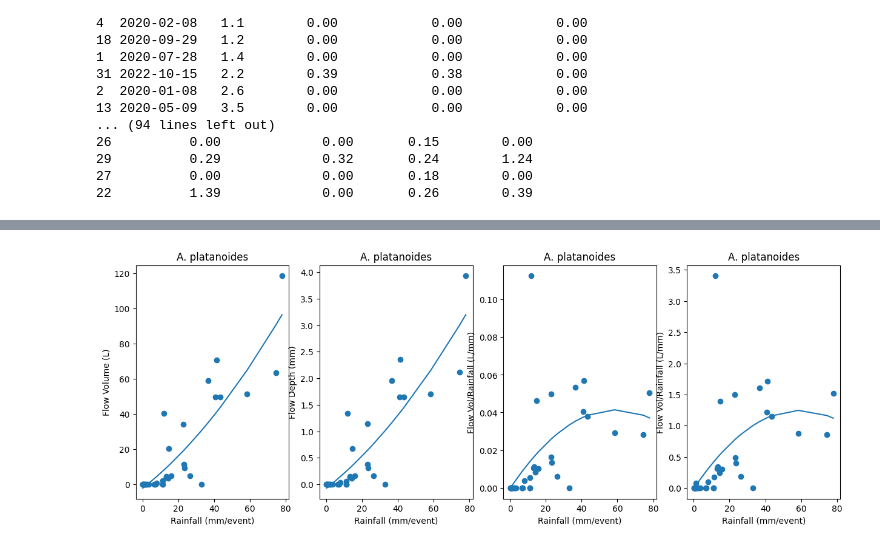
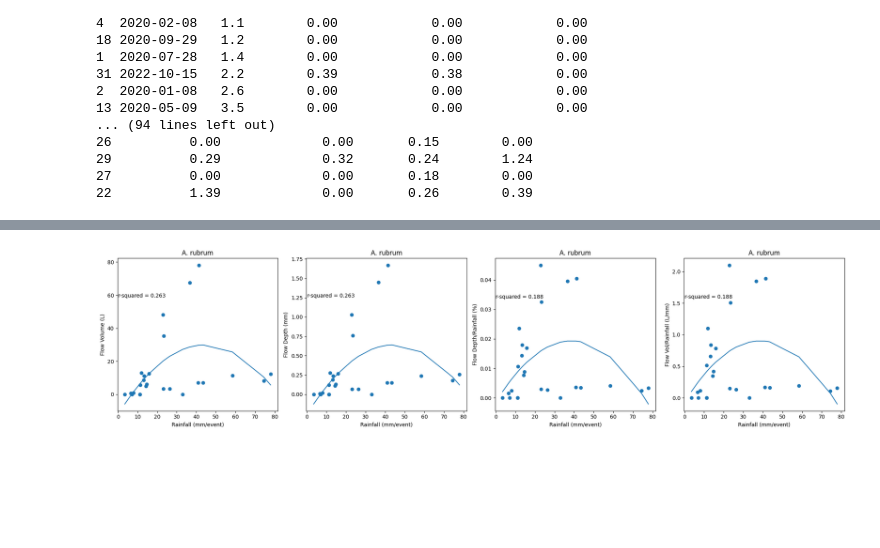
Before and after one commit to wischmcj/canopyHydrodynamics, a Jupyter notebook: validation_dev_work/validation_data.ipynb, the cells around one changed output, grey strips where cells are left out. Saved outputs shown, nothing was run; the diff lists cells and outputs as text; code cells hidden in the pictures; blank space fills up the shorter version.

Commit message:
adjusting the curve fit function based off of data specifics

```diff
--- a/validation_dev_work/validation_data.ipynb
+++ b/validation_dev_work/validation_data.ipynb
@@ -55,23 +32,9 @@ dict_keys(['Metadata', 'Hydrograph', 'Mapping', 'TraitExtraction', 'StemFlowVolu
 #   - Normalize the data based on saturation point
 #       - *x-axis of mm since Saturation or time since saturation
 #   - ?Perhaps adjust for tree pheological traits (species bark roughness?)
-
-tree_name = 'A. platanoides'
-
-#Read datasets (excel sheets) into dataframes
-# volume = dataframes['Volume']
-# depth = dataframes['Depth']
-# tree_traits = dataframes['Mapping']
-
-# Set indexes to easily access rows/join data sets
-# tree_traits.set_index('Species', inplace=True)
-# depth.set_index('Date', inplace=True)
-# volume.set_index('Date', inplace=True)
-
-# tree_metrics = dataframes['Mapping'].loc[[tree_name]]
-# rain_sorted_vol   = volume.sort_values(by=['Rain'])
-# rain_sorted_depth = depth.sort_values(by=['Rain'])
-print(rain_sorted_depth)
+#
+# Metrics
+# - R-squared - The coefficent of determination,
 # %% [output]
          Date  Rain  Z. serrata  L. styraciflua  A. platanoides  \
 7  2020-05-08   0.2        0.00            0.00            0.00
@@ -103,17 +114,23 @@ print(rain_sorted_depth)
 # tree_list = set(dataframes['Mapping']['Species'])
 # print(tree_list)
 
+
+import matplotlib.pyplot as plt
+import numpy as np
+from scipy.optimize import curve_fit
+from sklearn.metrics import r2_score
+
+
 if 1==1:
 # for tree in tree_list:
 
-    tree_name = 'A. platanoides'
+    tree_name = 'A. rubrum'
     tree_metrics = dataframes['Mapping'].loc[[tree_name]]
-    import matplotlib.pyplot as plt
-    import numpy as np
 
-    # fig, ax = plt.subplots(n_rows = 1,n_cols = 4)
-    fig, ax = plt.subplots(1,4, figsize=(15, 5))
+    # Creating the plots we are about to populate with data
+    fig, ax = plt.subplots(1,4, figsize=(20, 5))
 
+    #Populating one plot with data from the validation data set
     title = f'Stemflow Volume (L) by Rainfall Event - {tree_name}'
     ax[0].set_title(tree_name)
     ax[0].set_xlabel('Rainfall (mm/event)')
@@ -121,43 +138,66 @@ if 1==1:
     x = rain_sorted_vol['Rain']
     y = rain_sorted_vol[tree_name]
     ax[0].scatter(x, y )
+
+    #Calculating a line of best fit (and its r-squared) to add to the above referenced chart
     z = np.polyfit(x, y, 2)
     p = np.poly1d(z)
-    ax[0].plot(x, p(x) )
+    y_predicted = p(x)
+    rsq = round(r2_score(y, y_predicted),3)
 
+    ax[0].annotate(f"r-squared = {rsq}",(0,np.max(y)*.75),)
+    ax[0].plot(x, y_predicted )
 
     title = f'Stemflow Depth by Rainfall Event - {tree_name}'
     ax[1].set_title(tree_name)
     ax[1].set_xlabel('Rainfall (mm/event)')
     ax[1].set_ylabel('Flow Depth (mm)')
     x = rain_sorted_depth['Rain']
     y = rain_sorted_depth[tree_name]
     ax[1].scatter(x, y )
     z = np.polyfit(x, y, 2)
     p = np.poly1d(z)
-    ax[1].plot(x, p(x) )
+
+    y_predicted = p(x)
+    rsq = round(r2_score(y, y_predicted),3)
+
+    ax[1].annotate(f"r-squared = {rsq}",(0,np.max(y)*.75),)
+    ax[1].plot(x, y_predicted)
 
     title = f'Stemflow Volume Yield by Rainfall Event - {tree_name}'
     ax[2].set_title(tree_name)
     ax[2].set_xlabel('Rainfall (mm/event)')
-    ax[2].set_ylabel('Flow Vol/Rainfall (L/mm)')
+    ax[2].set_ylabel('Flow Depth/Rainfall (%)')
     x = rain_sorted_depth['Rain']
     y = rain_sorted_depth[tree_name]/rain_sorted_depth['Rain']
     ax[2].scatter(x, y )
     z = np.polyfit(x, y, 2)
     p = np.poly1d(z)
-    ax[2].plot(x, p(x) )
+
+    y_predicted = p(x)
+    rsq = round(r2_score(y, y_predicted),3)
+
+    ax[2].annotate(f"r-squared = {rsq}",(0,np.max(y)*.75),)
+    ax[2].plot(x, y_predicted )
 
     title = f'Stemflow Volume Yield by Rainfall Event - {tree_name}'
     ax[3].set_title(tree_name)
     ax[3].set_xlabel('Rainfall (mm/event)')
     ax[3].set_ylabel('Flow Vol/Rainfall (L/mm)')
     x = rain_sorted_vol['Rain']
     y = rain_sorted_vol[tree_name]/rain_sorted_vol['Rain']
     ax[3].scatter(x, y )
     z = np.polyfit(x, y, 2)
     p = np.poly1d(z)
-    ax[3].plot(x, p(x) )
+
+    y_predicted = p(x)
+    rsq = round(r2_score(y, y_predicted),3)
+
+    ax[3].annotate(f"r-squared = {rsq}",(0,np.max(y)*.75),)
+    ax[3].plot(x, y_predicted )
+
+    plt.savefig('C:/Users/wisch/Documents/GitProjects/CanopyHydrodynamics/data/output/validation/A_Rubrum_vol_by_rain.png')
+
     plt.show()
 # %% [output]
-[figure, old version]
+[figure, new version]
```
Also changed, not shown: parts of 8 cells of this notebook, 16 other files.
